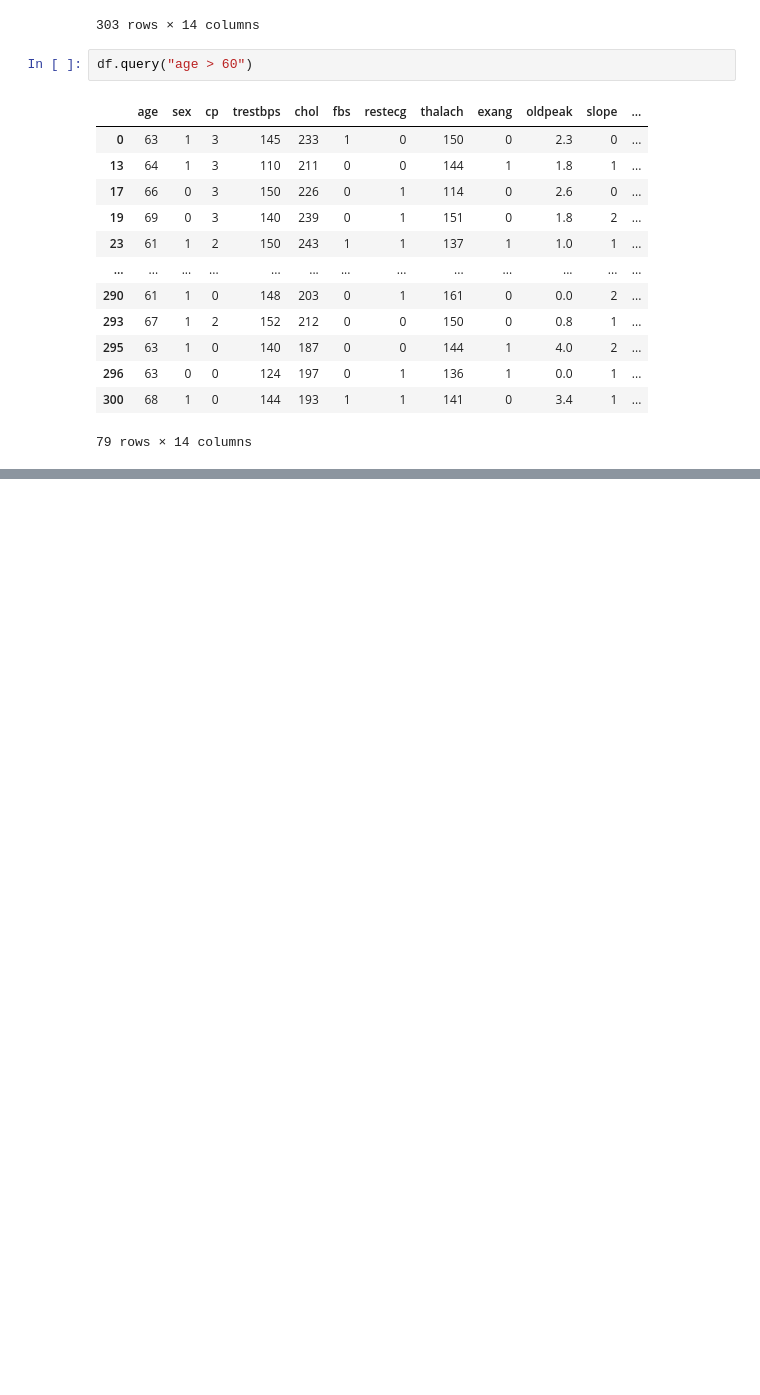
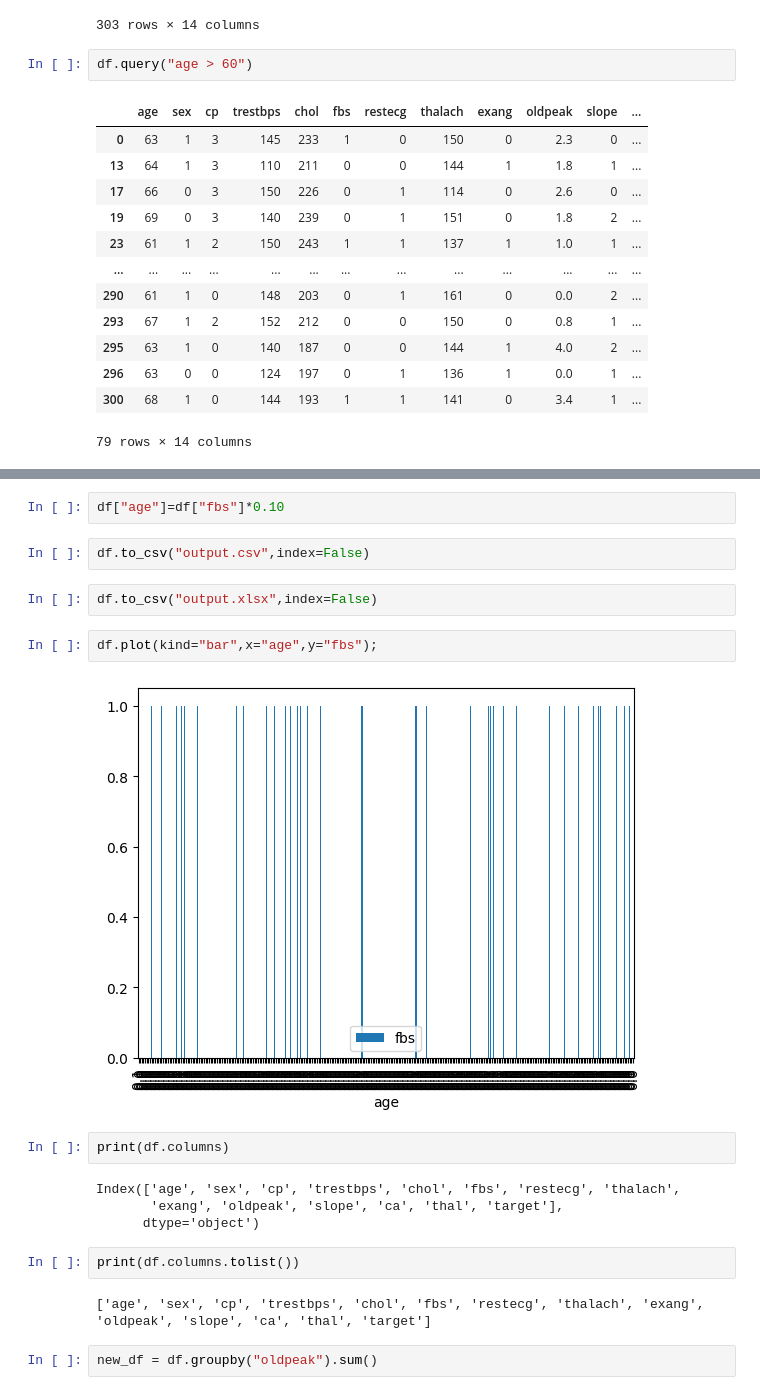
Before and after one commit to monishaeswar/AI-Internship, a Jupyter notebook: data_cleaning.ipynb, the cells around one changed output, grey strips where cells are left out. Cells and saved outputs as stored; diff of their text form; blank space fills up the shorter version.

```diff
--- a/data_cleaning.ipynb
+++ b/data_cleaning.ipynb
@@ -220,0 +322,22 @@ df.query("age > 60")
+# %%
+df["age"]=df["fbs"]*0.10
+# %%
+df.to_csv("output.csv",index=False)
+# %%
+df.to_csv("output.xlsx",index=False)
+# %%
+df.plot(kind="bar",x="age",y="fbs");
+# %% [output]
+[figure, added]
+# %%
+print(df.columns)
+# %% [output]
+Index(['age', 'sex', 'cp', 'trestbps', 'chol', 'fbs', 'restecg', 'thalach',
+       'exang', 'oldpeak', 'slope', 'ca', 'thal', 'target'],
+      dtype='object')
+# %%
+print(df.columns.tolist())
+# %% [output]
+['age', 'sex', 'cp', 'trestbps', 'chol', 'fbs', 'restecg', 'thalach', 'exang', 'oldpeak', 'slope', 'ca', 'thal', 'target']
+# %%
+new_df = df.groupby("oldpeak").sum()
```
Also changed, not shown: parts of 22 cells of this notebook.
